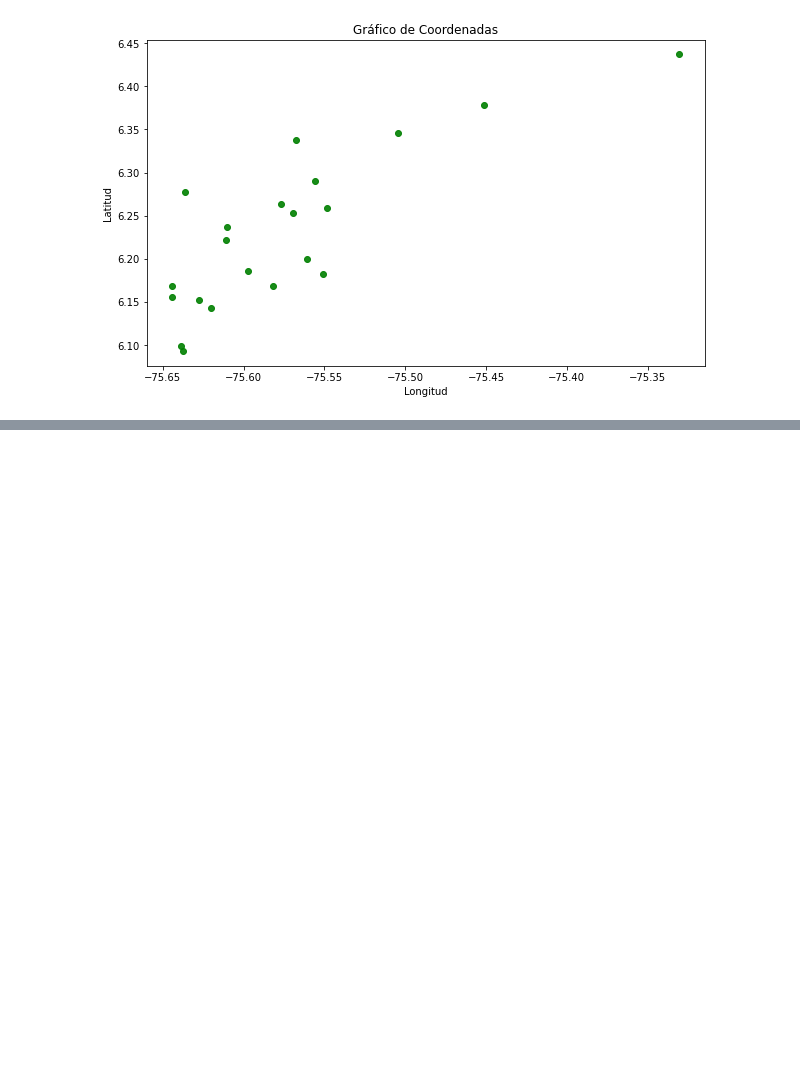
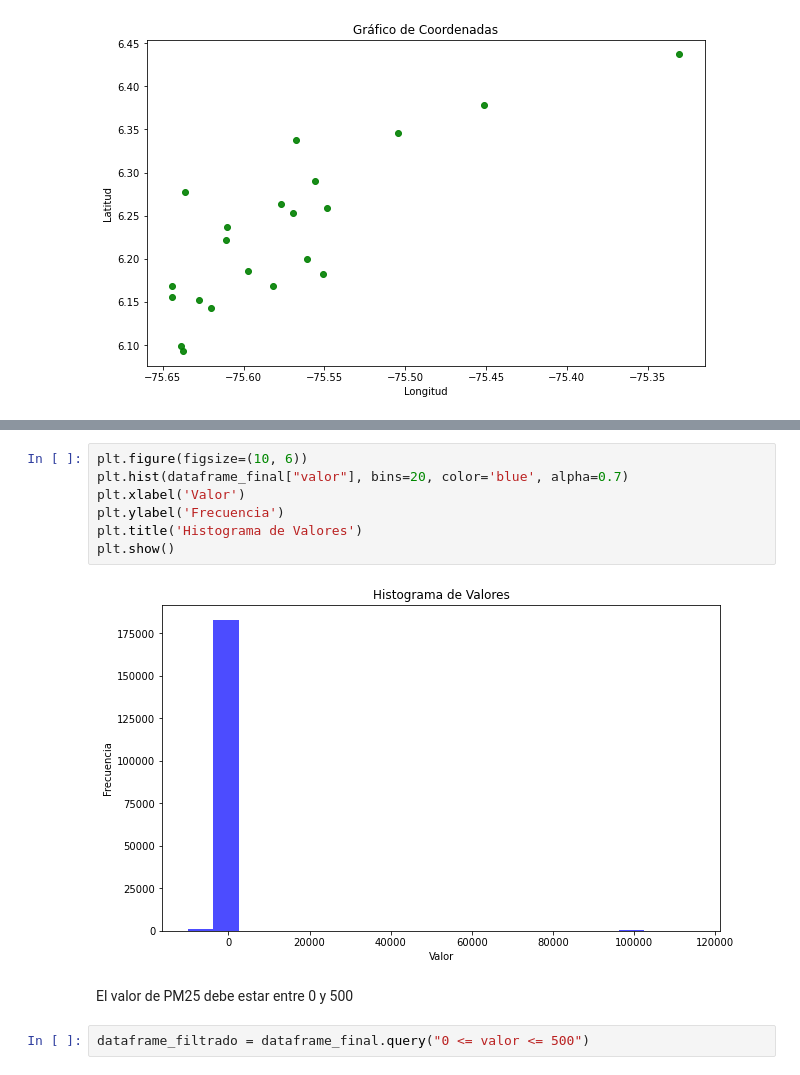
Before and after one commit to Felipebj18/ETL_AirQuality_Python, a Jupyter notebook: data_prep_siata.ipynb, the cells around one changed output, grey strips where cells are left out. Cells and saved outputs as stored; diff of their text form; blank space fills up the shorter version.

```diff
--- a/data_prep_siata.ipynb
+++ b/data_prep_siata.ipynb
@@ -222,0 +229,13 @@ plt.show()
+# %%
+plt.figure(figsize=(10, 6))
+plt.hist(dataframe_final["valor"], bins=20, color='blue', alpha=0.7)
+plt.xlabel('Valor')
+plt.ylabel('Frecuencia')
+plt.title('Histograma de Valores')
+plt.show()
+# %% [output]
+[figure, added]
+# %% [markdown]
+El valor de PM25 debe estar entre 0 y 500
+# %%
+dataframe_filtrado = dataframe_final.query("0 <= valor <= 500")
```
Also changed, not shown: parts of 5 cells of this notebook, 1 other file.
